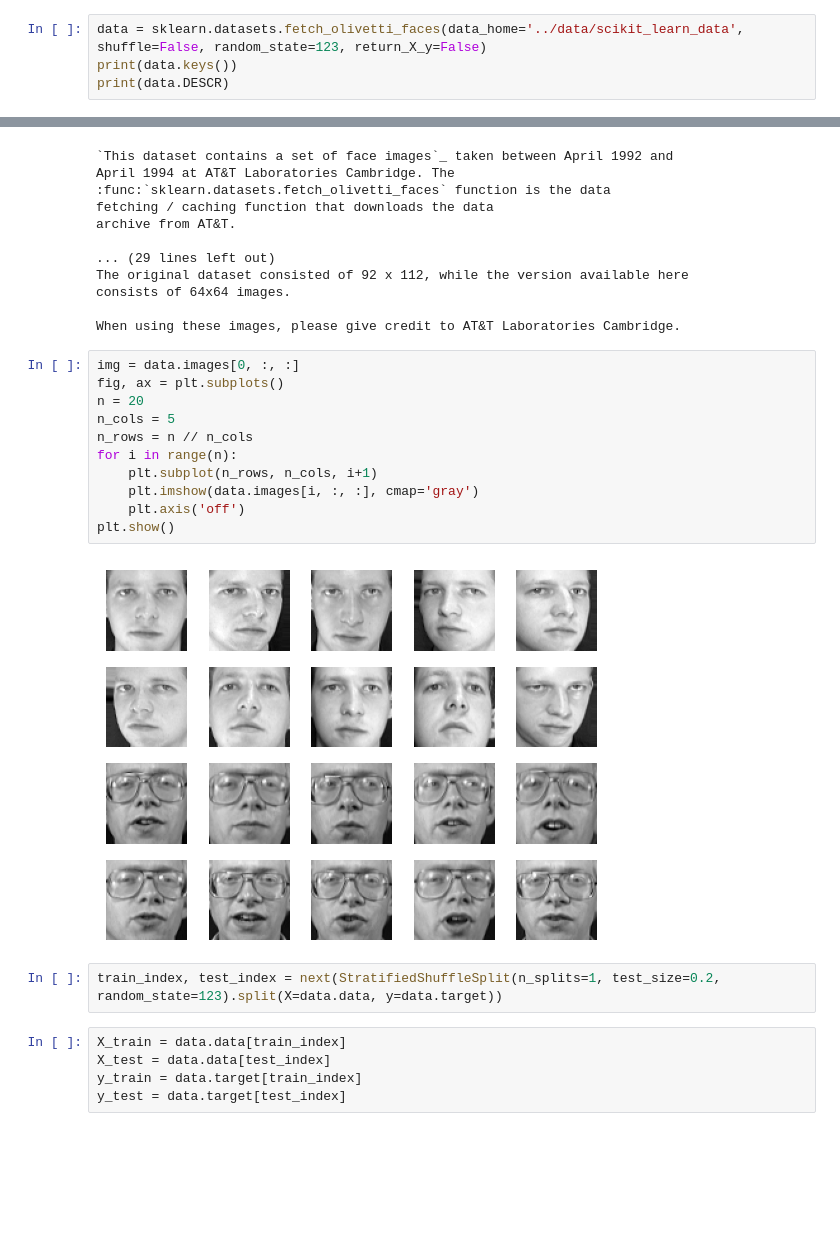
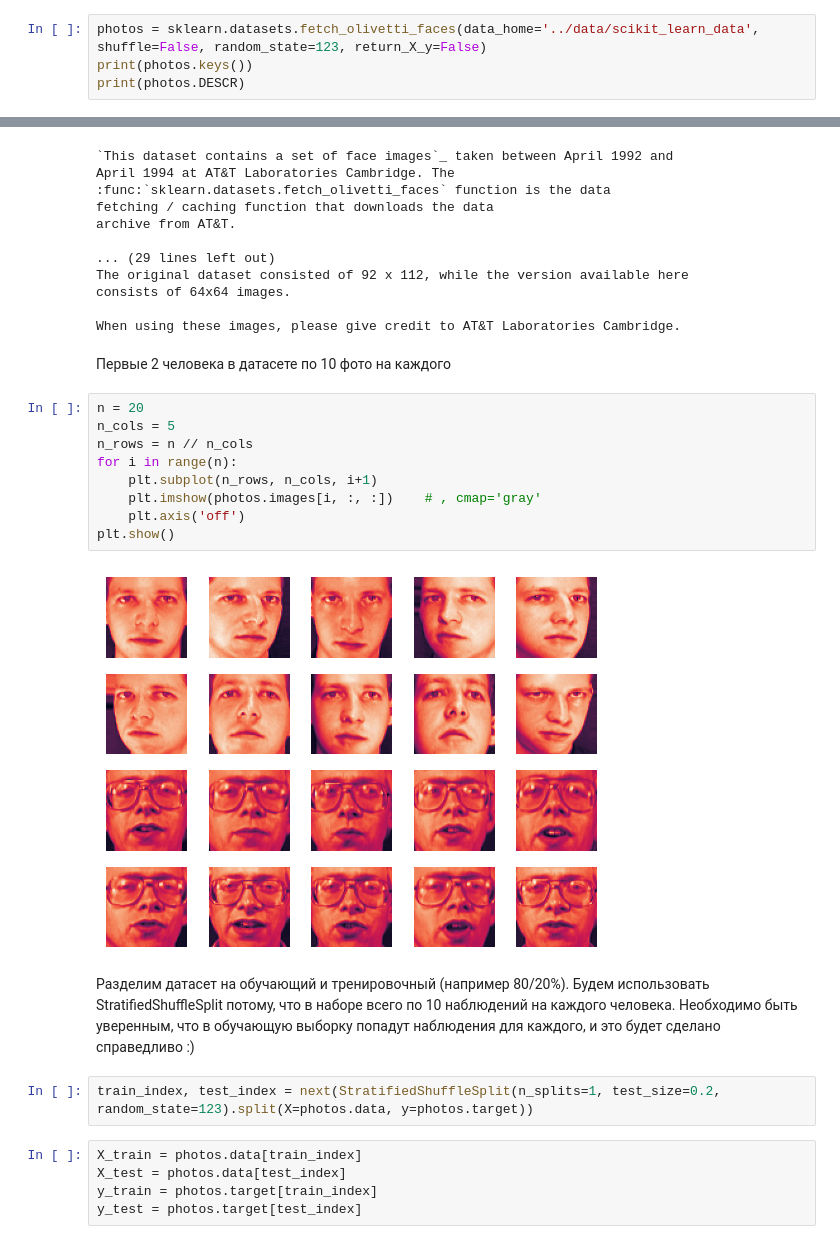
Before and after one commit to rejgan318/ml, a Jupyter notebook: notebooks/FaceRecognitonOlivetti.ipynb, the cells around one changed output, grey strips where cells are left out. Saved outputs shown, nothing was run; the diff lists cells and outputs as text; blank space fills up the shorter version.

```diff
--- a/notebooks/FaceRecognitonOlivetti.ipynb
+++ b/notebooks/FaceRecognitonOlivetti.ipynb
@@ -11,9 +10,9 @@ from sklearn.cluster import KMeans
 import seaborn as sns
 import matplotlib.pyplot as plt
 # %%
-data = sklearn.datasets.fetch_olivetti_faces(data_home='../data/scikit_learn_data', shuffle=False, random_state=123, return_X_y=False)
-print(data.keys())
-print(data.DESCR)
+photos = sklearn.datasets.fetch_olivetti_faces(data_home='../data/scikit_learn_data', shuffle=False, random_state=123, return_X_y=False)
+print(photos.keys())
+print(photos.DESCR)
 # %% [output]
 dict_keys(['data', 'images', 'target', 'DESCR'])
 .. _olivetti_faces_dataset:
@@ -32,23 +31,25 @@ The original dataset consisted of 92 x 112, while the version available here
 consists of 64x64 images.
 
 When using these images, please give credit to AT&T Laboratories Cambridge.
+# %% [markdown]
+Первые 2 человека в датасете по 10 фото на каждого
 # %%
-img = data.images[0, :, :]
-fig, ax = plt.subplots()
 n = 20
 n_cols = 5
 n_rows = n // n_cols
 for i in range(n):
     plt.subplot(n_rows, n_cols, i+1)
-    plt.imshow(data.images[i, :, :], cmap='gray')
+    plt.imshow(photos.images[i, :, :])    # , cmap='gray'
     plt.axis('off')
 plt.show()
 # %% [output]
-[figure, old version]
+[figure, new version]
+# %% [markdown]
+Разделим датасет на обучающий и тренировочный (например 80/20%). Будем использовать StratifiedShuffleSplit потому, что в наборе всего по 10 наблюдений на каждого человека. Необходимо быть уверенным, что в обучающую выборку попадут наблюдения для каждого, и это будет сделано справедливо :)
 # %%
-train_index, test_index = next(StratifiedShuffleSplit(n_splits=1, test_size=0.2, random_state=123).split(X=data.data, y=data.target))
+train_index, test_index = next(StratifiedShuffleSplit(n_splits=1, test_size=0.2, random_state=123).split(X=photos.data, y=photos.target))
 # %%
-X_train = data.data[train_index]
-X_test = data.data[test_index]
-y_train = data.target[train_index]
-y_test = data.target[test_index]
+X_train = photos.data[train_index]
+X_test = photos.data[test_index]
+y_train = photos.target[train_index]
+y_test = photos.target[test_index]
```
Also changed, not shown: parts of 6 cells of this notebook, 1 other file.
